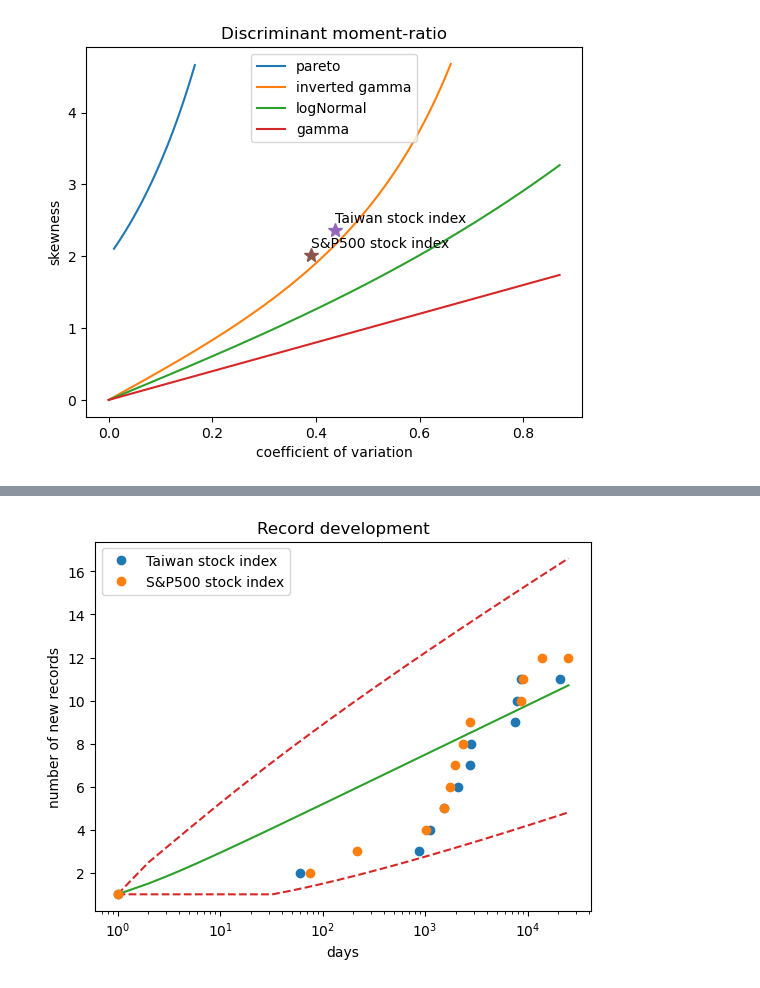
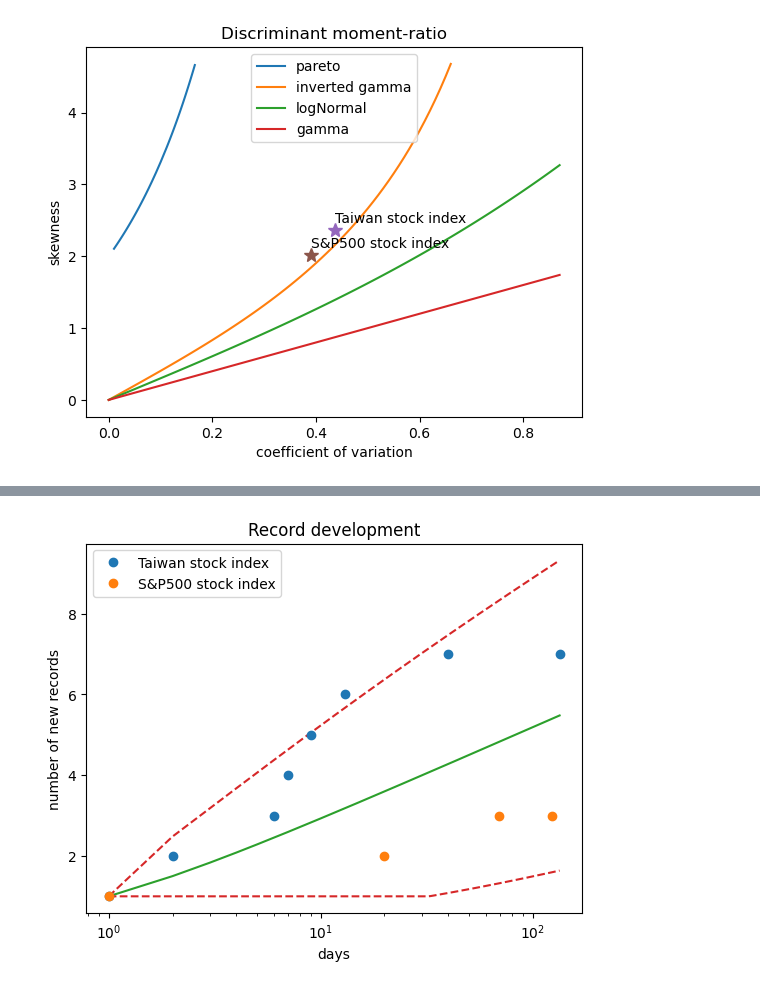
Before and after one commit to fumin/fumin.github.io, a Jupyter notebook: notes/statistics/taiex.ipynb, the cells around one changed output, grey strips where cells are left out. Cells and saved outputs as stored; diff of their text form; code cells hidden in the pictures.

```diff
--- a/notes/statistics/taiex.ipynb
+++ b/notes/statistics/taiex.ipynb
@@ -445,7 +486,7 @@ def analyzeME(analysis):
         eu = np.sum(larger-u) / len(larger)
         excess.append(eu)
 
-    lastRemoveN = 2
+    lastRemoveN = 3
     u = orderedStats[:len(orderedStats)-lastRemoveN]
     eu = np.array(excess)[:len(excess)-lastRemoveN]
     print(len(u), len(eu))
@@ -460,14 +501,14 @@ def analyzeME(analysis):
 analysis = Analysis()
 analysis.name = "Taiwan stock index"
 analysis.fpath = "taiex.csv"
-analysis.lag = 50
-analysis.tailCutoff = 0.002
+analysis.lag = 17
+analysis.tailCutoff = 0.003
 analyzeME(analysis)
 
 analysis = Analysis()
 analysis.name = "S&P500 stock index"
 analysis.fpath = "sp500.csv"
-analysis.lag = 50
-analysis.tailCutoff = 0.0015
+analysis.lag = 17
+analysis.tailCutoff = 0.003
 analyzeME(analysis)
 # %% [output]
@@ -494,11 +535,11 @@ def getData(analysis):
     df.drop(df.tail(1).index,inplace=True)
 
     df["absreturn"] = df.returns.apply(lambda x: np.abs(x))
-    #if analysis.positive:
-    #    df = df[df.returns > 0]
-    #else:
-    #    df = df[df.returns < 0]
-    # df = df[(df.absreturn > analysis.lag*analysis.tailCutoff)]
+    if analysis.positive:
+        df = df[df.returns > 0]
+    else:
+        df = df[df.returns < 0]
+    df = df[(df.absreturn > analysis.lag*analysis.tailCutoff)]
 
     df["date"] = pandas.to_datetime(df.date)
     df = df.sort_values(by='date', ascending=True)
@@ -552,7 +593,8 @@ def analyzeRecordList(ass):
         rcs = analyzeRecord(analysis)
         records.append(rcs)
 
-    maxX = np.max([np.max(rcs.days) for rcs in records])
+    metric = "i"
+    maxX = np.max([np.max(rcs[metric]) for rcs in records])
     ci = 1.96
     theory = recordInterval(maxX, ci)
 
@@ -563,38 +605,38 @@ def analyzeRecordList(ass):
     for i, rcs in enumerate(records):
         analysis = ass[i]
         positive = "positive"
         if not analysis.positive:
             positive = "negative"
-        ax.plot(rcs.days.to_numpy(), rcs.numRecord.to_numpy(), "o", label="%s"%(analysis.name,))
+        ax.plot(rcs[metric].to_numpy(), rcs.numRecord.to_numpy(), "o", label="%s"%(analysis.name,))
     ax.legend()
     ax.set_xscale("log")
     ax.set_title("Record development")
     ax.set_xlabel("days")
     ax.set_ylabel("number of new records")
 
 
 ass = []
-lag = 50
+lag = 17
 for isPositive in (False,):
     analysis = Analysis()
     analysis.name = "Taiwan stock index"
     analysis.fpath = "taiex.csv"
     analysis.lag = lag
-    analysis.tailCutoff = 0.002
+    analysis.tailCutoff = 0.003
     analysis.positive = isPositive
     ass.append(analysis)
 
     analysis = Analysis()
     analysis.name = "S&P500 stock index"
     analysis.fpath = "sp500.csv"
     analysis.lag = lag
-    analysis.tailCutoff = 0.0015
+    analysis.tailCutoff = 0.002
     analysis.positive = isPositive
     ass.append(analysis)
 
 analyzeRecordList(ass)
 # %% [output]
-[figure, old version]
+[figure, new version]
 # %%
 class Analysis:
     def __init__(self):
```
Also changed, not shown: parts of 4 cells of this notebook.
